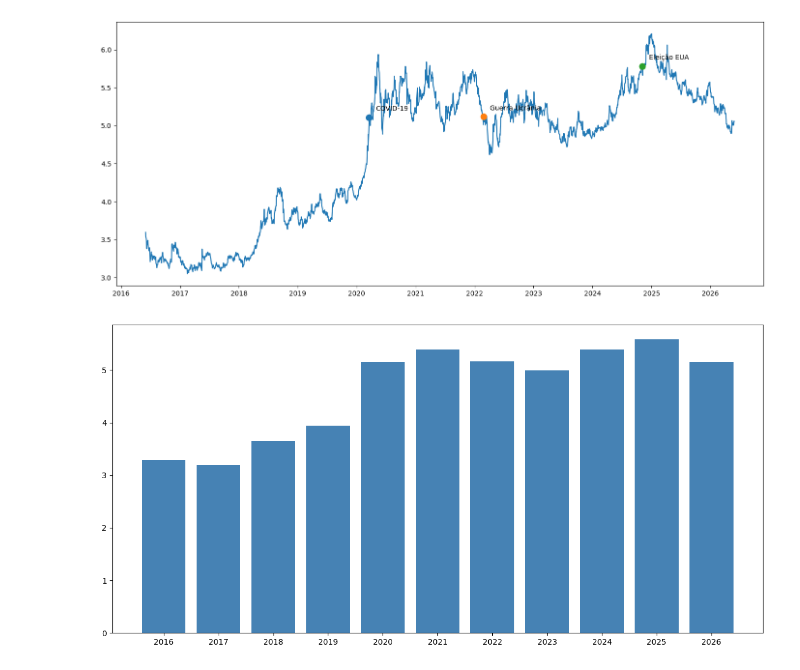
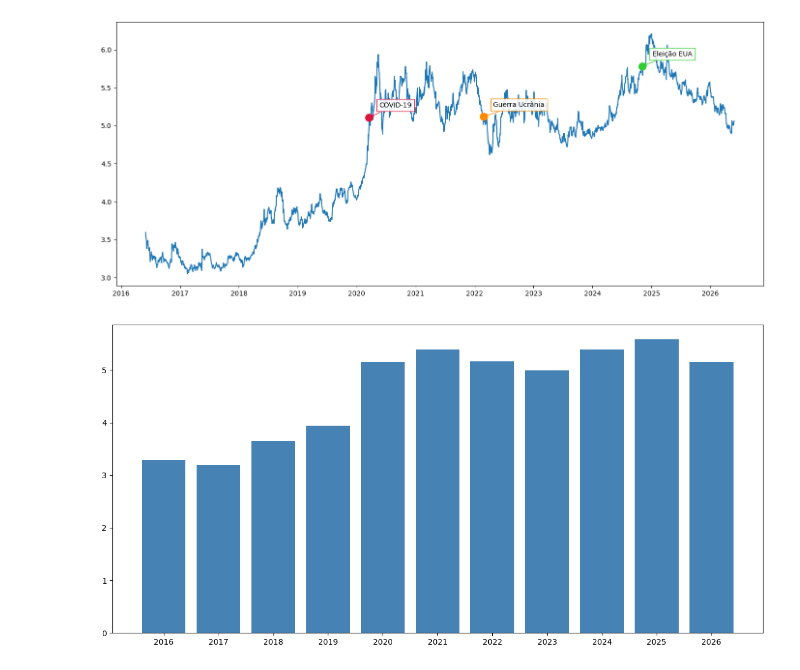
Before and after one commit to ryaangu/USD_BRL-Analysis, a Jupyter notebook: main.ipynb, the cells around one changed output. Cells and saved outputs as stored; diff of their text form; code cells hidden in the pictures.

```diff
--- a/main.ipynb
+++ b/main.ipynb
@@ -11,45 +11,56 @@ df["valor"] = df["valor"].astype(float)
 # %%
 # Plot 1 - Evolução da Cotação do Dólar (USD/BRL) - 2016 a 05/2026
 eventos = {
-    "2020-03-18": "COVID-19",
-    "2022-02-24": "Guerra Ucrânia",
-    "2024-11-05": "Eleição EUA"
+    "2020-03-18": ("COVID-19", "crimson"),
+    "2022-02-24": ("Guerra Ucrânia", "darkorange"),
+    "2024-11-05": ("Eleição EUA", "limegreen")
 }
 
 plt.figure(figsize=(14, 6))
 
 # Série principal
 plt.plot(
     df["data"],
     df["valor"],
     linewidth=1.5
 )
 
 # Destaques
-for data, descricao in eventos.items():
+for data, (descricao, cor) in eventos.items():
+
     data = pd.Timestamp(data)
 
     if data in set(df["data"]):
         valor = df.loc[df["data"] == data, "valor"].iloc[0]
 
         plt.scatter(
             data,
             valor,
-            s=80,
+            color=cor,
+            s=120,
             zorder=5
         )
 
         plt.annotate(
             descricao,
             (data, valor),
-            xytext=(10, 10),
+            xytext=(15, 15),
             textcoords="offset points",
+            bbox=dict(
+                facecolor="white",
+                edgecolor=cor,
+                alpha=0.9
+            ),
+            arrowprops=dict(
+                arrowstyle="->",
+                color=cor
+            )
         )
 
 plt.tight_layout()
 plt.show()
 # %% [output]
-[figure, old version]
+[figure, new version]
 # %%
 # Plot 2 - Cotação Média Anual do Dólar (USD/BRL) - 2016 a 05/2026
 plt.figure(figsize=(12, 6))
```
